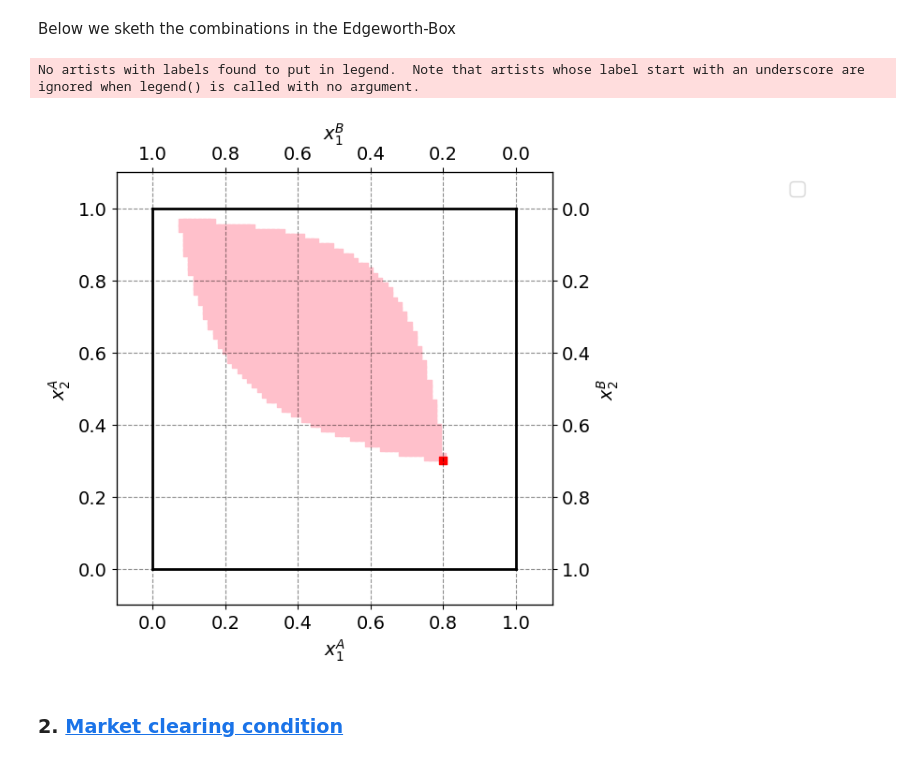
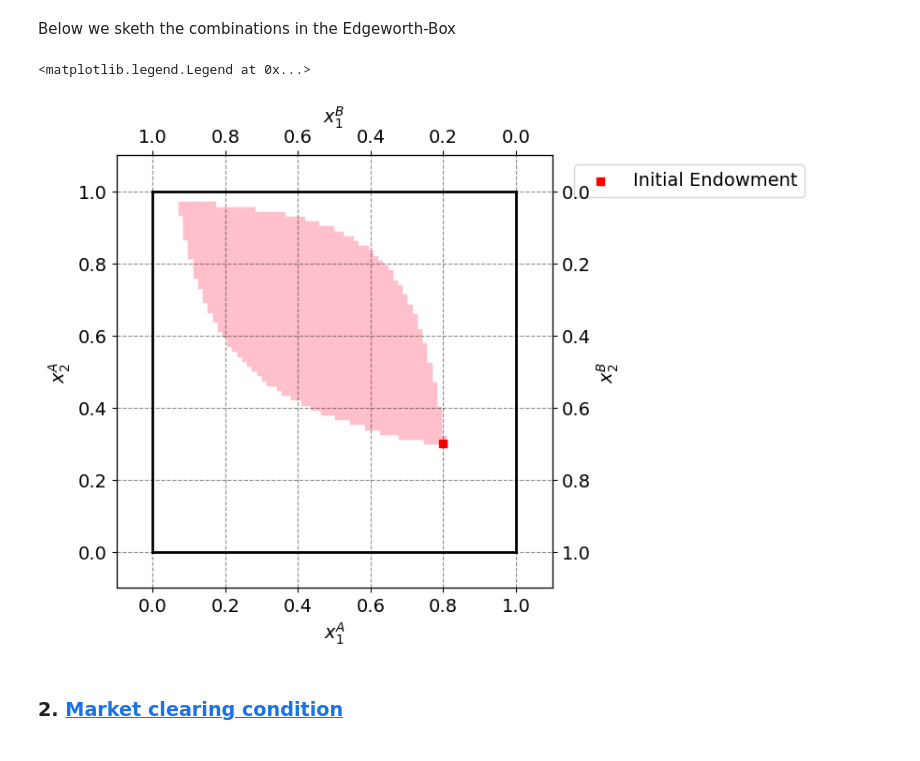
Before and after one commit to NumEconCopenhagen/projects-2024-Simon-C-og-Jens-H, a Jupyter notebook: Inaguralproject/InauguralProject2024.ipynb, the cells around one changed output. Cells and saved outputs as stored; diff of their text form; code cells hidden in the pictures.

```diff
--- a/Inaguralproject/InauguralProject2024.ipynb
+++ b/Inaguralproject/InauguralProject2024.ipynb
@@ -88,37 +88,37 @@ w2bar = 1.0
 fig = plt.figure(frameon=False,figsize=(6,6), dpi=100)
 ax_A = fig.add_subplot(1, 1, 1)
 
 ax_A.set_xlabel("$x_1^A$")
 ax_A.set_ylabel("$x_2^A$")
 
 temp = ax_A.twinx()
 temp.set_ylabel("$x_2^B$")
 ax_B = temp.twiny()
 ax_B.set_xlabel("$x_1^B$")
 ax_B.invert_xaxis()
 ax_B.invert_yaxis()
 
 # Inserting out results in the Edgeworth Box
 for i in better_pairs:
     ax_A.scatter(i[0],i[1],marker='s',color='pink')
 
-ax_A.scatter(par.w1A,par.w2A,marker='s',color='red')
+ax_A.scatter(par.w1A,par.w2A,marker='s',color='red', label='Initial Endowment')
 
 # limits
 ax_A.plot([0,w1bar],[0,0],lw=2,color='black')
 ax_A.plot([0,w1bar],[w2bar,w2bar],lw=2,color='black')
 ax_A.plot([0,0],[0,w2bar],lw=2,color='black')
 ax_A.plot([w1bar,w1bar],[0,w2bar],lw=2,color='black')
 
 ax_A.set_xlim([-0.1, w1bar + 0.1])
 ax_A.set_ylim([-0.1, w2bar + 0.1])
 ax_B.set_xlim([w1bar + 0.1, -0.1])
 ax_B.set_ylim([w2bar + 0.1, -0.1])
 
-ax_A.legend(frameon=True,loc='upper right',bbox_to_anchor=(1.6,1.0));
+ax_A.legend(frameon=True,loc='upper right',bbox_to_anchor=(1.6,1.0))
 # %% [output]
-No artists with labels found to put in legend.  Note that artists whose label start with an underscore are ignored when legend() is called with no argument.
+<matplotlib.legend.Legend at 0x...>
-[figure, old version]
+[figure, new version]
 # %% [markdown]
 ### 2. <a id='toc2_2_'></a>[Market clearing condition](#toc0_)
 # %%
```
Also changed, not shown: parts of 1 cell of this notebook.
